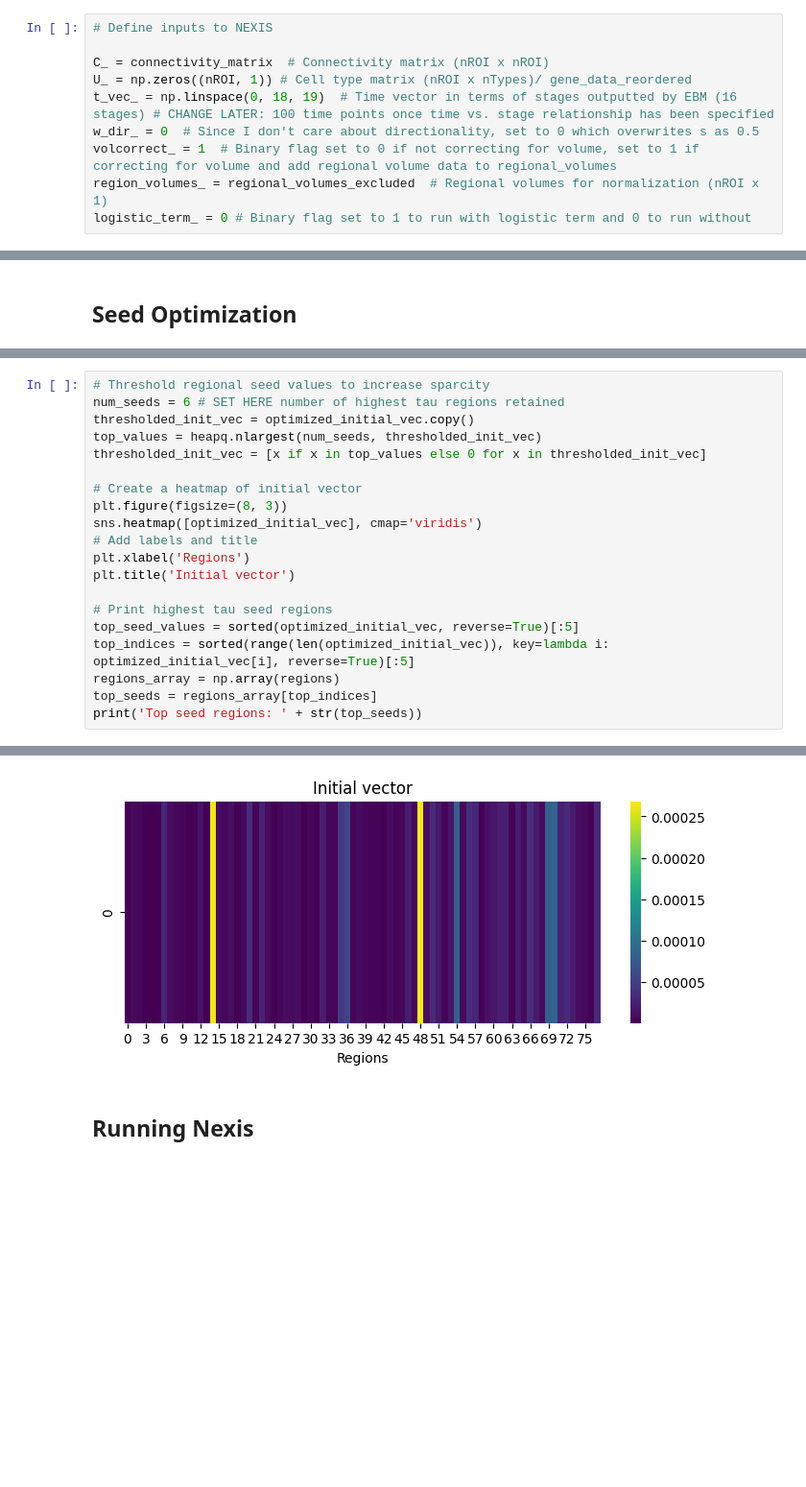
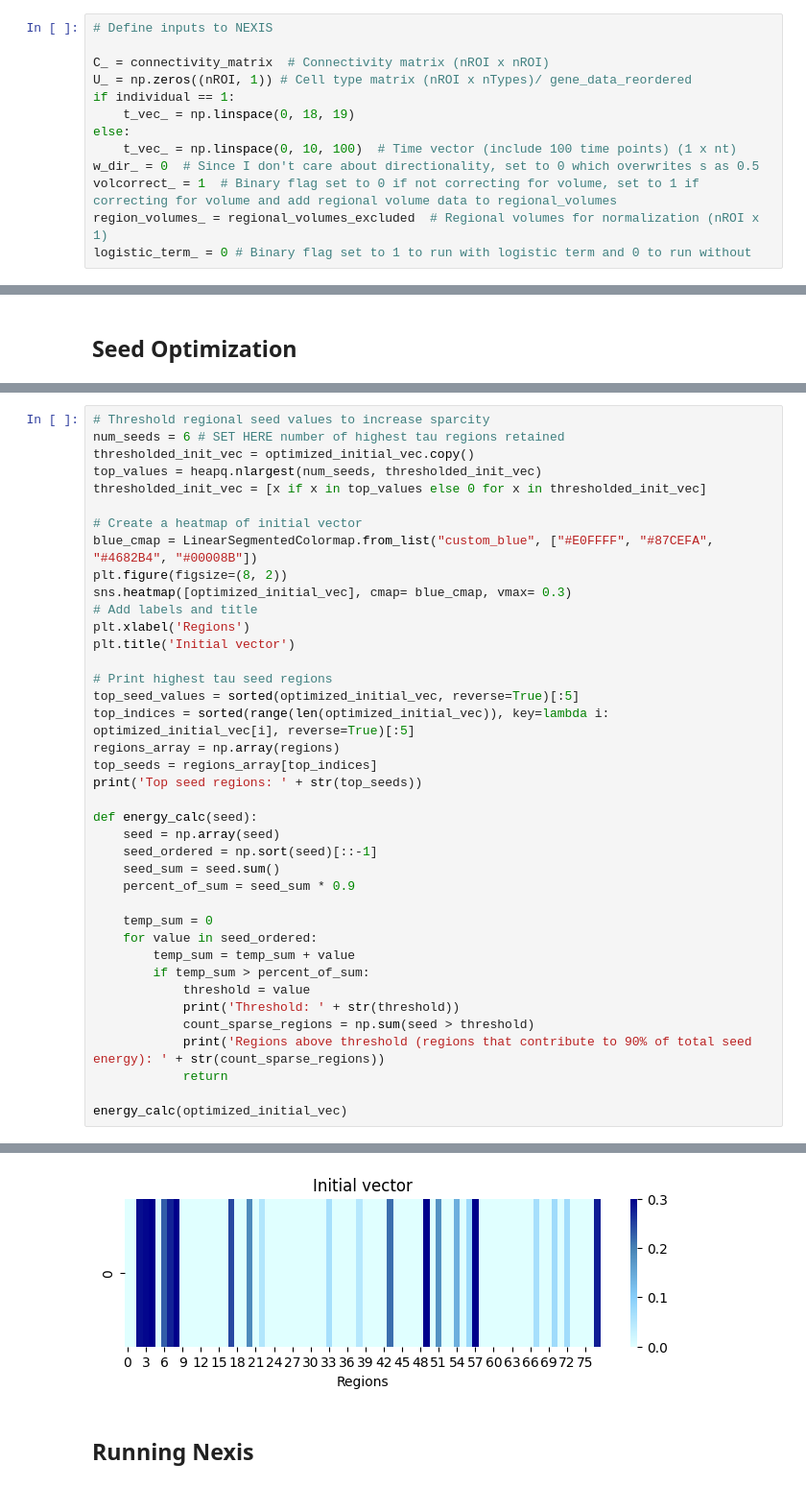
Before and after one commit to LaasyaMunjeti/EBM-Nexis, a Jupyter notebook: Running_nexis_seedop.ipynb, the cells around one changed output, grey strips where cells are left out. Shown at 96% size. Drawn from its saved outputs; the diff is of its cells as text; blank space fills up the shorter version.

```diff
--- a/Running_nexis_seedop.ipynb
+++ b/Running_nexis_seedop.ipynb
@@ -65,7 +66,10 @@ individual = 1
 
 C_ = connectivity_matrix  # Connectivity matrix (nROI x nROI)
 U_ = np.zeros((nROI, 1)) # Cell type matrix (nROI x nTypes)/ gene_data_reordered
-t_vec_ = np.linspace(0, 18, 19)  # Time vector in terms of stages outputted by EBM (16 stages) # CHANGE LATER: 100 time points once time vs. stage relationship has been specified
+if individual == 1:
+    t_vec_ = np.linspace(0, 18, 19)
+else:
+    t_vec_ = np.linspace(0, 10, 100)  # Time vector (include 100 time points) (1 x nt)
 w_dir_ = 0  # Since I don't care about directionality, set to 0 which overwrites s as 0.5
 volcorrect_ = 1  # Binary flag set to 0 if not correcting for volume, set to 1 if correcting for volume and add regional volume data to regional_volumes
 region_volumes_ = regional_volumes_excluded  # Regional volumes for normalization (nROI x 1)
@@ -295,8 +470,9 @@ top_values = heapq.nlargest(num_seeds, thresholded_init_vec)
 thresholded_init_vec = [x if x in top_values else 0 for x in thresholded_init_vec]
 
 # Create a heatmap of initial vector
-plt.figure(figsize=(8, 3))
-sns.heatmap([optimized_initial_vec], cmap='viridis')
+blue_cmap = LinearSegmentedColormap.from_list("custom_blue", ["#E0FFFF", "#87CEFA", "#4682B4", "#00008B"])
+plt.figure(figsize=(8, 2))
+sns.heatmap([optimized_initial_vec], cmap= blue_cmap, vmax= 0.3)
 # Add labels and title
 plt.xlabel('Regions')
 plt.title('Initial vector')
@@ -307,4 +483,22 @@ top_indices = sorted(range(len(optimized_initial_vec)), key=lambda i: optimized_
 regions_array = np.array(regions)
 top_seeds = regions_array[top_indices]
 print('Top seed regions: ' + str(top_seeds))
+
+def energy_calc(seed):
+    seed = np.array(seed)
+    seed_ordered = np.sort(seed)[::-1]
+    seed_sum = seed.sum()
+    percent_of_sum = seed_sum * 0.9
+
+    temp_sum = 0
+    for value in seed_ordered:
+        temp_sum = temp_sum + value
+        if temp_sum > percent_of_sum:
+            threshold = value
+            print('Threshold: ' + str(threshold))
+            count_sparse_regions = np.sum(seed > threshold)
+            print('Regions above threshold (regions that contribute to 90% of total seed energy): ' + str(count_sparse_regions))
+            return
+
+energy_calc(optimized_initial_vec)
 # %% [output]
@@ -313,4 +509,4 @@ Top seed regions: ['ctx-rh-entorhinal' 'ctx-lh-entorhinal' 'ctx-rh-superiorfront
-[figure, old version]
+[figure, new version]
 # %% [markdown]
 ## Running Nexis
 # %%
```
Also changed, not shown: parts of 15 cells of this notebook.
